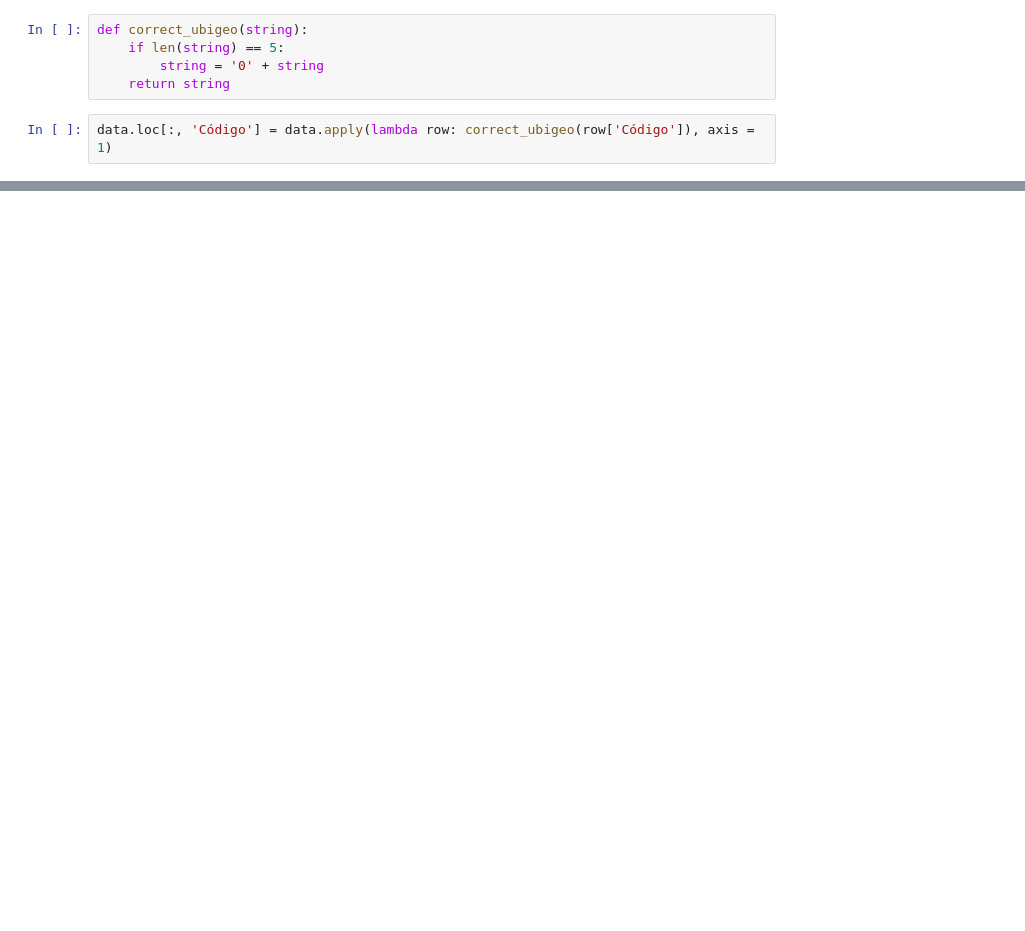
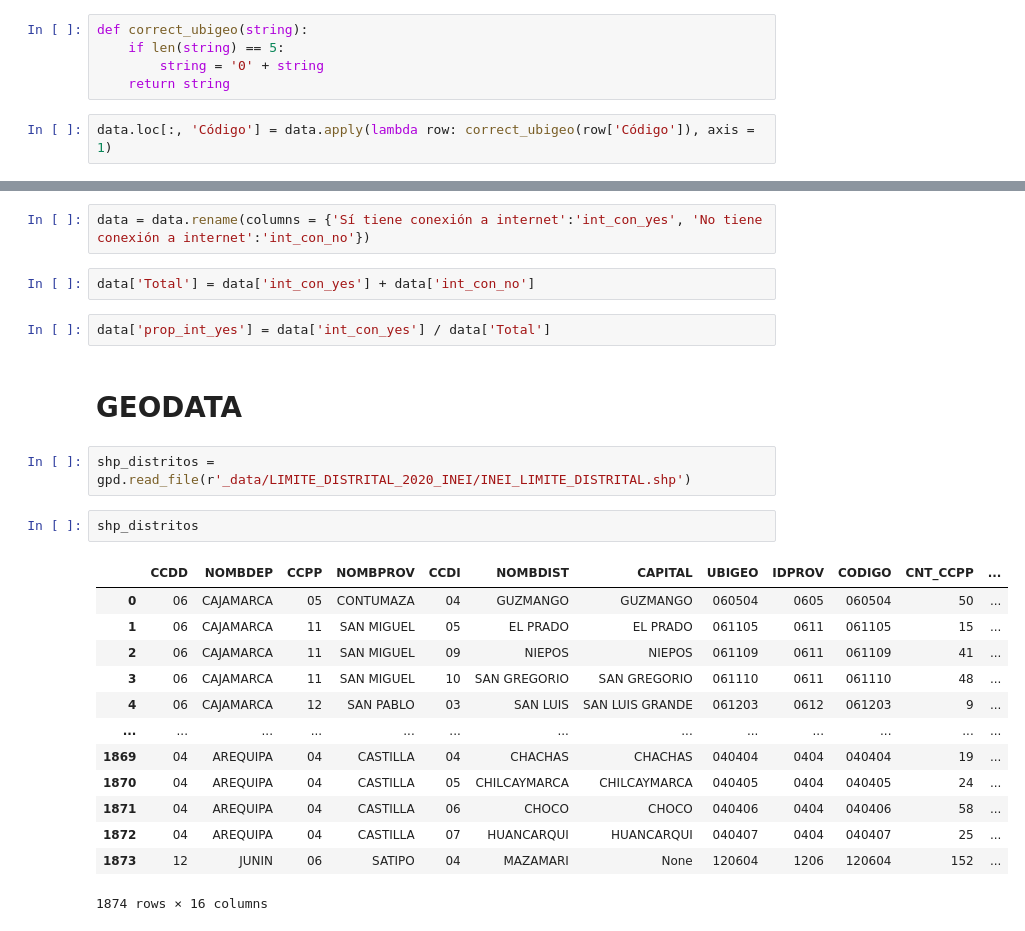
Before and after one commit to RodrigoGrijalba/digital_gap_geo, a Jupyter notebook: Analysis.ipynb, the cells around one changed output, grey strips where cells are left out. Cells and saved outputs as stored; diff of their text form; blank space fills up the shorter version.

```diff
--- a/Analysis.ipynb
+++ b/Analysis.ipynb
@@ -84,0 +85,26 @@ data.iloc[ :, 2 ].sum() + data.iloc[ :, 3 ].sum()
+# %%
+data = data.rename(columns = {'Sí tiene conexión a internet':'int_con_yes', 'No tiene conexión a internet':'int_con_no'})
+# %%
+data['Total'] = data['int_con_yes'] + data['int_con_no']
+# %%
+data['prop_int_yes'] = data['int_con_yes'] / data['Total']
+# %% [markdown]
+# GEODATA
+# %%
+shp_distritos = gpd.read_file(r'_data/LIMITE_DISTRITAL_2020_INEI/INEI_LIMITE_DISTRITAL.shp')
+# %%
+shp_distritos
+# %% [output]
+|  | CCDD | NOMBDEP | CCPP | NOMBPROV | CCDI | NOMBDIST | CAPITAL | UBIGEO | IDPROV | CODIGO | CNT_CCPP | ... |
+| 0 | 06 | CAJAMARCA | 05 | CONTUMAZA | 04 | GUZMANGO | GUZMANGO | 060504 | 0605 | 060504 | 50 | ... |
+| 1 | 06 | CAJAMARCA | 11 | SAN MIGUEL | 05 | EL PRADO | EL PRADO | 061105 | 0611 | 061105 | 15 | ... |
+| 2 | 06 | CAJAMARCA | 11 | SAN MIGUEL | 09 | NIEPOS | NIEPOS | 061109 | 0611 | 061109 | 41 | ... |
+| 3 | 06 | CAJAMARCA | 11 | SAN MIGUEL | 10 | SAN GREGORIO | SAN GREGORIO | 061110 | 0611 | 061110 | 48 | ... |
+| 4 | 06 | CAJAMARCA | 12 | SAN PABLO | 03 | SAN LUIS | SAN LUIS GRANDE | 061203 | 0612 | 061203 | 9 | ... |
+| ... | ... | ... | ... | ... | ... | ... | ... | ... | ... | ... | ... | ... |
+| 1869 | 04 | AREQUIPA | 04 | CASTILLA | 04 | CHACHAS | CHACHAS | 040404 | 0404 | 040404 | 19 | ... |
+| 1870 | 04 | AREQUIPA | 04 | CASTILLA | 05 | CHILCAYMARCA | CHILCAYMARCA | 040405 | 0404 | 040405 | 24 | ... |
+| 1871 | 04 | AREQUIPA | 04 | CASTILLA | 06 | CHOCO | CHOCO | 040406 | 0404 | 040406 | 58 | ... |
+| 1872 | 04 | AREQUIPA | 04 | CASTILLA | 07 | HUANCARQUI | HUANCARQUI | 040407 | 0404 | 040407 | 25 | ... |
+| 1873 | 12 | JUNIN | 06 | SATIPO | 04 | MAZAMARI | None | 120604 | 1206 | 120604 | 152 | ... |
+1874 rows × 16 columns
```
Also changed, not shown: parts of 12 cells of this notebook.
